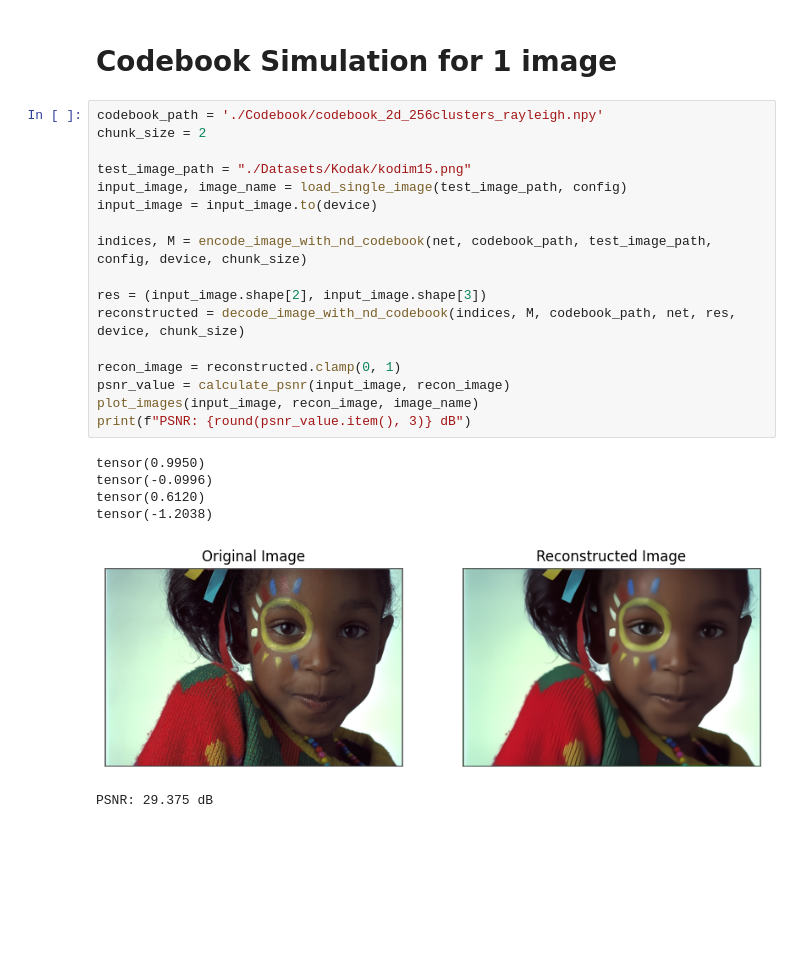
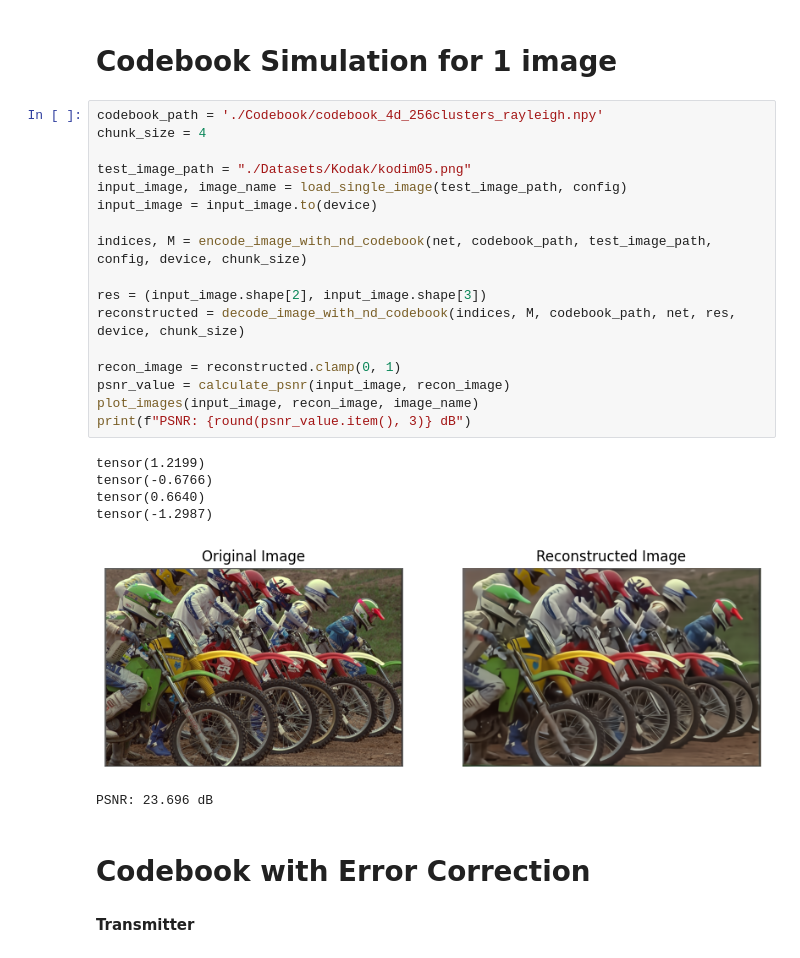
Before and after one commit to tharusha-pathirana/swin-semantic-communication, a Jupyter notebook: swinjscc-full.ipynb, the cells around one changed output. Drawn from its saved outputs; the diff is of its cells as text; blank space fills up the shorter version.

Commit message:
error correction, 4d 256

```diff
--- a/swinjscc-full.ipynb
+++ b/swinjscc-full.ipynb
@@ -2533,26 +2533,30 @@ Channel Rate - 32
 # %% [markdown]
 # Codebook Simulation for 1 image
 # %%
-codebook_path = './Codebook/codebook_2d_256clusters_rayleigh.npy'
-chunk_size = 2
+codebook_path = './Codebook/codebook_4d_256clusters_rayleigh.npy'
+chunk_size = 4
 
-test_image_path = "./Datasets/Kodak/kodim15.png"
+test_image_path = "./Datasets/Kodak/kodim05.png"
 input_image, image_name = load_single_image(test_image_path, config)
 input_image = input_image.to(device)
 
 indices, M = encode_image_with_nd_codebook(net, codebook_path, test_image_path, config, device, chunk_size)
 
 res = (input_image.shape[2], input_image.shape[3])
 reconstructed = decode_image_with_nd_codebook(indices, M, codebook_path, net, res, device, chunk_size)
 
 recon_image = reconstructed.clamp(0, 1)
 psnr_value = calculate_psnr(input_image, recon_image)
 plot_images(input_image, recon_image, image_name)
 print(f"PSNR: {round(psnr_value.item(), 3)} dB")
 # %% [output]
-tensor(0.9950)
-tensor(-0.0996)
-tensor(0.6120)
-tensor(-1.2038)
+tensor(1.2199)
+tensor(-0.6766)
+tensor(0.6640)
+tensor(-1.2987)
-[figure, old version]
+[figure, new version]
-PSNR: 29.375 dB
+PSNR: 23.696 dB
+# %% [markdown]
+# Codebook with Error Correction
+# %% [markdown]
+**Transmitter**
```
Also changed, not shown: parts of 13 cells of this notebook, 2 other files.
